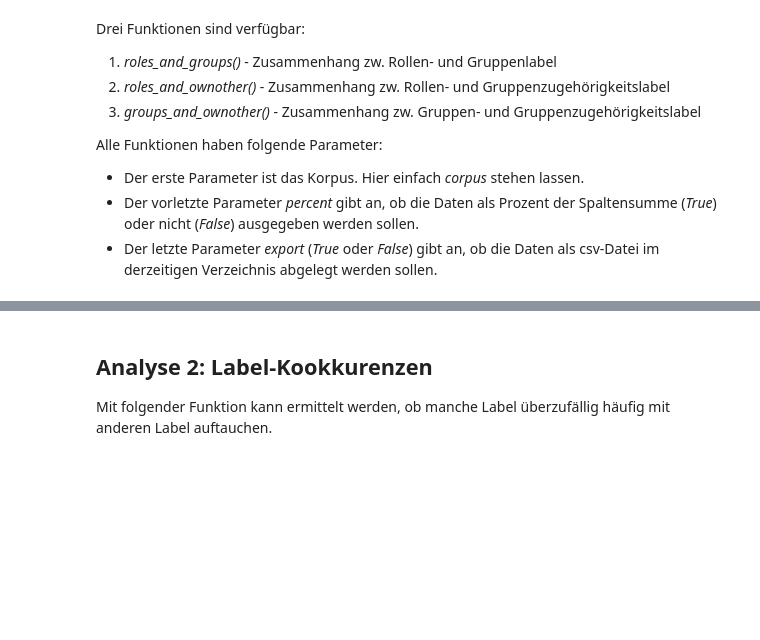
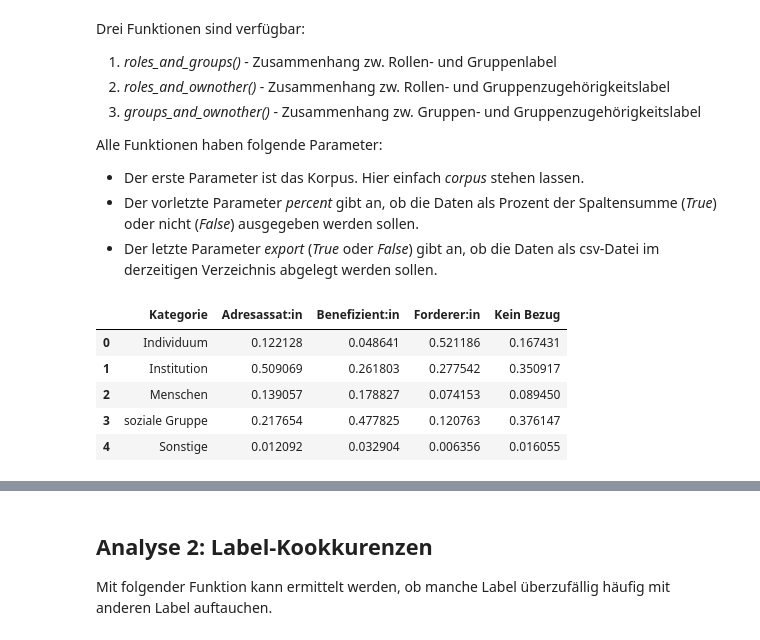
Before and after one commit to maria-becker/Moralization, a Jupyter notebook: Analysis Tools/annotation_statistics/#analysis_notebook_collection.ipynb, the cells around one changed output, grey strips where cells are left out. Drawn from its saved outputs; the diff is of its cells as text; code cells hidden in the pictures; blank space fills up the shorter version.

```diff
--- a/Analysis Tools/annotation_statistics/#analysis_notebook_collection.ipynb
+++ b/Analysis Tools/annotation_statistics/#analysis_notebook_collection.ipynb
@@ -115,7 +154,14 @@ Alle Funktionen haben folgende Parameter:
 + Der letzte Parameter *export* (*True* oder *False*) gibt an, ob die Daten als csv-Datei im derzeitigen Verzeichnis abgelegt werden sollen.
 # %%
 astats.roles_and_groups_collection(corpus,
-                                   percent=False,
+                                   relative=True,
                                    export=False)
+# %% [output]
+|  | Kategorie | Adresassat:in | Benefizient:in | Forderer:in | Kein Bezug |
+| 0 | Individuum | 0.122128 | 0.048641 | 0.521186 | 0.167431 |
+| 1 | Institution | 0.509069 | 0.261803 | 0.277542 | 0.350917 |
+| 2 | Menschen | 0.139057 | 0.178827 | 0.074153 | 0.089450 |
+| 3 | soziale Gruppe | 0.217654 | 0.477825 | 0.120763 | 0.376147 |
+| 4 | Sonstige | 0.012092 | 0.032904 | 0.006356 | 0.016055 |
 # %%
 astats.roles_and_ownother_collection(corpus,
```
Also changed, not shown: parts of 9 cells of this notebook, 1 other file.
